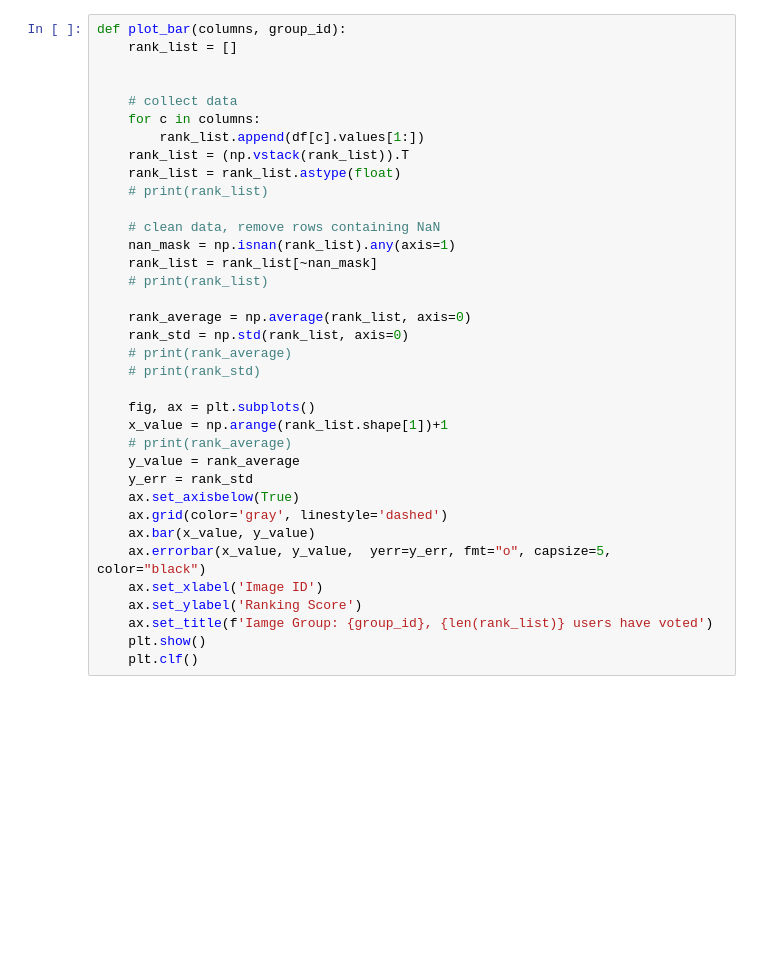
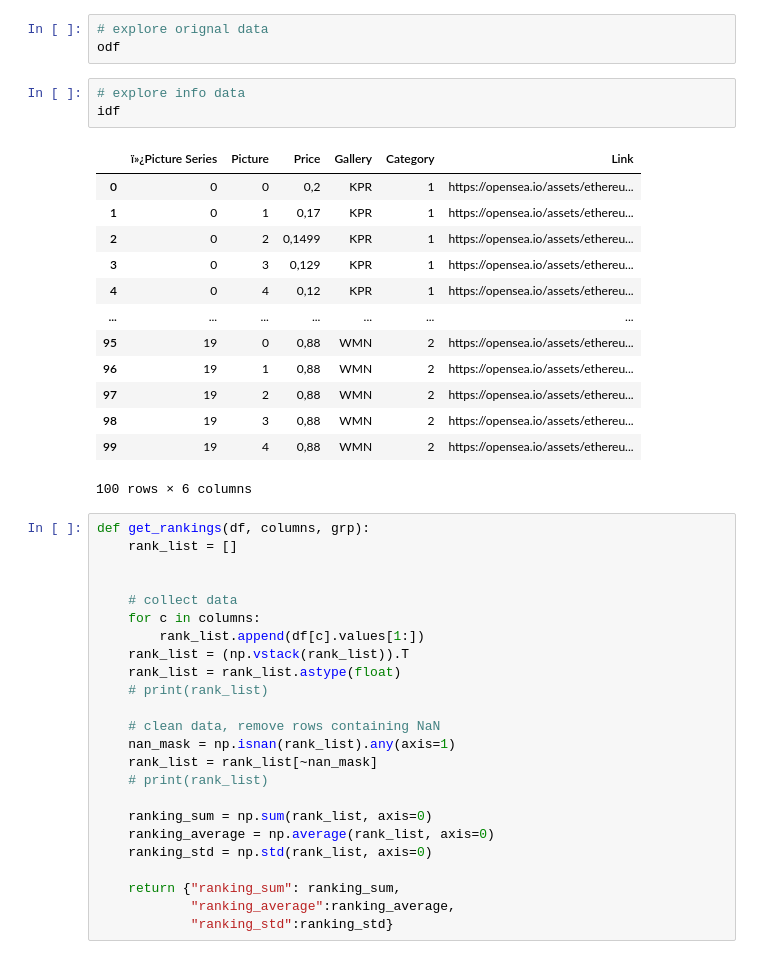
Before and after one commit to 9-cordes/order_experiment, a Jupyter notebook: visualisierung.ipynb, the cells around one changed output. Cells and saved outputs as stored; diff of their text form; blank space fills up the shorter version.

```diff
--- a/visualisierung.ipynb
+++ b/visualisierung.ipynb
@@ -14,5 +22,25 @@ file2 =  os.path.join(input_dir,  "edata.csv")
+# %%
+# explore orignal data
+odf
+# %%
+# explore info data
+idf
+# %% [output]
+|  | ï»¿Picture Series | Picture | Price | Gallery | Category | Link |
+| 0 | 0 | 0 | 0,2 | KPR | 1 | https://opensea.io/assets/ethereu... |
+| 1 | 0 | 1 | 0,17 | KPR | 1 | https://opensea.io/assets/ethereu... |
+| 2 | 0 | 2 | 0,1499 | KPR | 1 | https://opensea.io/assets/ethereu... |
+| 3 | 0 | 3 | 0,129 | KPR | 1 | https://opensea.io/assets/ethereu... |
+| 4 | 0 | 4 | 0,12 | KPR | 1 | https://opensea.io/assets/ethereu... |
+| ... | ... | ... | ... | ... | ... | ... |
+| 95 | 19 | 0 | 0,88 | WMN | 2 | https://opensea.io/assets/ethereu... |
+| 96 | 19 | 1 | 0,88 | WMN | 2 | https://opensea.io/assets/ethereu... |
+| 97 | 19 | 2 | 0,88 | WMN | 2 | https://opensea.io/assets/ethereu... |
+| 98 | 19 | 3 | 0,88 | WMN | 2 | https://opensea.io/assets/ethereu... |
+| 99 | 19 | 4 | 0,88 | WMN | 2 | https://opensea.io/assets/ethereu... |
+100 rows × 6 columns
 # %%
-def plot_bar(columns, group_id):
+def get_rankings(df, columns, grp):
     rank_list = []
 
 
@@ -28,23 +56,11 @@ def plot_bar(columns, group_id):
     rank_list = rank_list[~nan_mask]
     # print(rank_list)
 
-    rank_average = np.average(rank_list, axis=0)
-    rank_std = np.std(rank_list, axis=0)
-    # print(rank_average)
-    # print(rank_std)
+    ranking_sum = np.sum(rank_list, axis=0)
+    ranking_average = np.average(rank_list, axis=0)
+    ranking_std = np.std(rank_list, axis=0)
 
-    fig, ax = plt.subplots()
-    x_value = np.arange(rank_list.shape[1])+1
-    # print(rank_average)
-    y_value = rank_average
-    y_err = rank_std
-    ax.set_axisbelow(True)
-    ax.grid(color='gray', linestyle='dashed')
-    ax.bar(x_value, y_value)
-    ax.errorbar(x_value, y_value,  yerr=y_err, fmt="o", capsize=5, color="black")
-    ax.set_xlabel('Image ID')
-    ax.set_ylabel('Ranking Score')
-    ax.set_title(f'Iamge Group: {group_id}, {len(rank_list)} users have voted')
-    plt.show()
-    plt.clf()
+    return {"ranking_sum": ranking_sum,
+            "ranking_average":ranking_average,
+            "ranking_std":ranking_std}
 # %%
```
Also changed, not shown: parts of 10 cells of this notebook.
